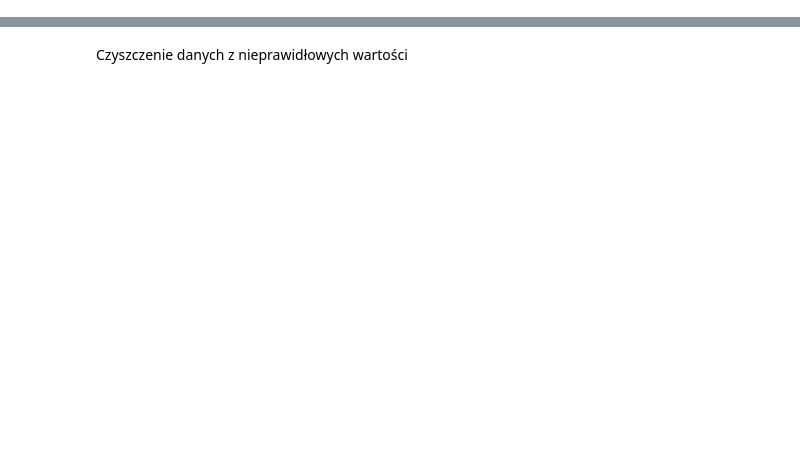
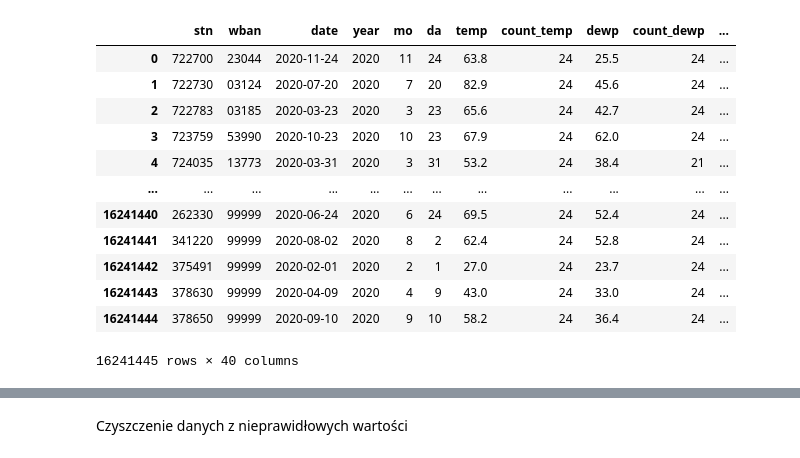
Before and after one commit to igoro00/pdzd, a Jupyter notebook: main.ipynb, the cells around one changed output, grey strips where cells are left out. Cells and saved outputs as stored; diff of their text form; code cells hidden in the pictures; blank space fills up the shorter version.

```diff
--- a/main.ipynb
+++ b/main.ipynb
@@ -28,0 +61,3 @@ isd.head()
+# %%
+country_codes = country_codes[country_codes["FIPS 10-4"] != "-"] # dla lokalizacji np "World"
+country_codes[country_codes["ISO 3166"] == "-"]
@@ -28,0 +72,28 @@ isd.head()
+# %%
+country_codes.loc[country_codes["FIPS 10-4"] == "AX", "ISO 3166"] = "GR"
+country_codes.loc[country_codes["FIPS 10-4"] == "DX", "ISO 3166"] = "CY"
+country_codes.loc[country_codes["FIPS 10-4"] == "PJ", "ISO 3166"] = "RU"
+country_codes.loc[country_codes["FIPS 10-4"] == "KV", "ISO 3166"] = "XK"
+country_codes.loc[country_codes["FIPS 10-4"] == "PF", "ISO 3166"] = "CN"
+country_codes.loc[country_codes["FIPS 10-4"] == "PG", "ISO 3166"] = "VN"
+# %%
+stations = isd.merge(
+    country_codes,
+    how="left",
+    left_on="CTRY",
+    right_on="FIPS 10-4"
+)
+stations.rename(columns={
+    "USAF":"stn",
+    "WBAN":"wban",
+    "Name": "Country",
+    "STATION NAME": "Station Name",
+    "STATE": "State",
+    "LAT": "lat",
+    "LON": "lon",
+    "FIPS 10-4": "CTRY_FIPS",
+    "ISO 3166": "CTRY_ISO"
+    }, inplace=True)
+stations = stations[["stn", "wban", "Station Name", "Country", "State", "lat", "lon", "CTRY_ISO", "CTRY_FIPS"]]
+stations["wban"] = stations["wban"].apply(lambda x: str(x).zfill(5))
+stations
@@ -29,4 +114,18 @@ isd.head()
 # %%
-isd["WBAN"] = isd["WBAN"].apply(lambda x: str(x).zfill(5))
-gsod["wban"] = gsod["wban"].apply(lambda x: str(x).zfill(5))
-df = gsod.merge(isd, how="left", left_on=["stn", "wban"], right_on=["USAF", "WBAN"])
+df = gsod.merge(stations, how="left", on=["stn", "wban"])
+# %%
+df
+# %% [output]
+|  | stn | wban | date | year | mo | da | temp | count_temp | dewp | count_dewp | ... |
+| 0 | 722700 | 23044 | 2020-11-24 | 2020 | 11 | 24 | 63.8 | 24 | 25.5 | 24 | ... |
+| 1 | 722730 | 03124 | 2020-07-20 | 2020 | 7 | 20 | 82.9 | 24 | 45.6 | 24 | ... |
+| 2 | 722783 | 03185 | 2020-03-23 | 2020 | 3 | 23 | 65.6 | 24 | 42.7 | 24 | ... |
+| 3 | 723759 | 53990 | 2020-10-23 | 2020 | 10 | 23 | 67.9 | 24 | 62.0 | 24 | ... |
+| 4 | 724035 | 13773 | 2020-03-31 | 2020 | 3 | 31 | 53.2 | 24 | 38.4 | 21 | ... |
+| ... | ... | ... | ... | ... | ... | ... | ... | ... | ... | ... | ... |
+| 16241440 | 262330 | 99999 | 2020-06-24 | 2020 | 6 | 24 | 69.5 | 24 | 52.4 | 24 | ... |
+| 16241441 | 341220 | 99999 | 2020-08-02 | 2020 | 8 | 2 | 62.4 | 24 | 52.8 | 24 | ... |
+| 16241442 | 375491 | 99999 | 2020-02-01 | 2020 | 2 | 1 | 27.0 | 24 | 23.7 | 24 | ... |
+| 16241443 | 378630 | 99999 | 2020-04-09 | 2020 | 4 | 9 | 43.0 | 24 | 33.0 | 24 | ... |
+| 16241444 | 378650 | 99999 | 2020-09-10 | 2020 | 9 | 10 | 58.2 | 24 | 36.4 | 24 | ... |
+16241445 rows × 40 columns
```
Also changed, not shown: parts of 27 cells of this notebook, 2 other files.
